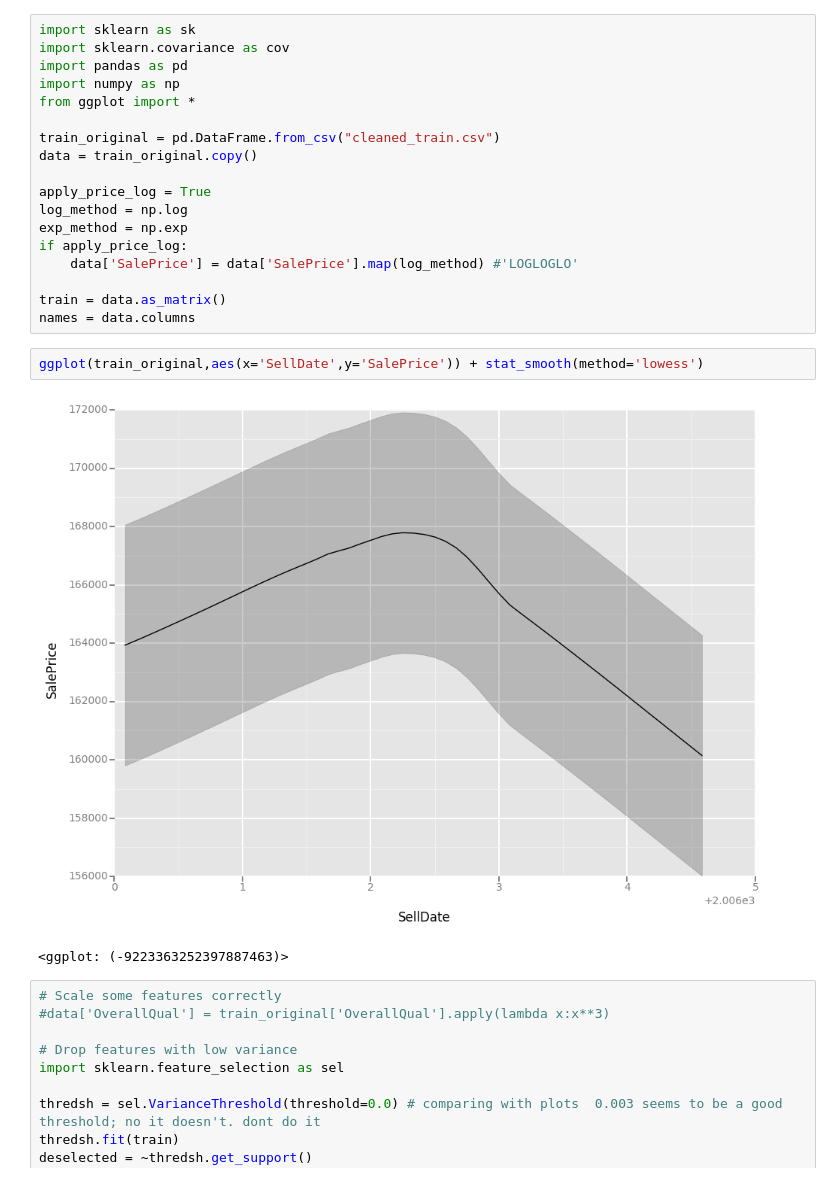
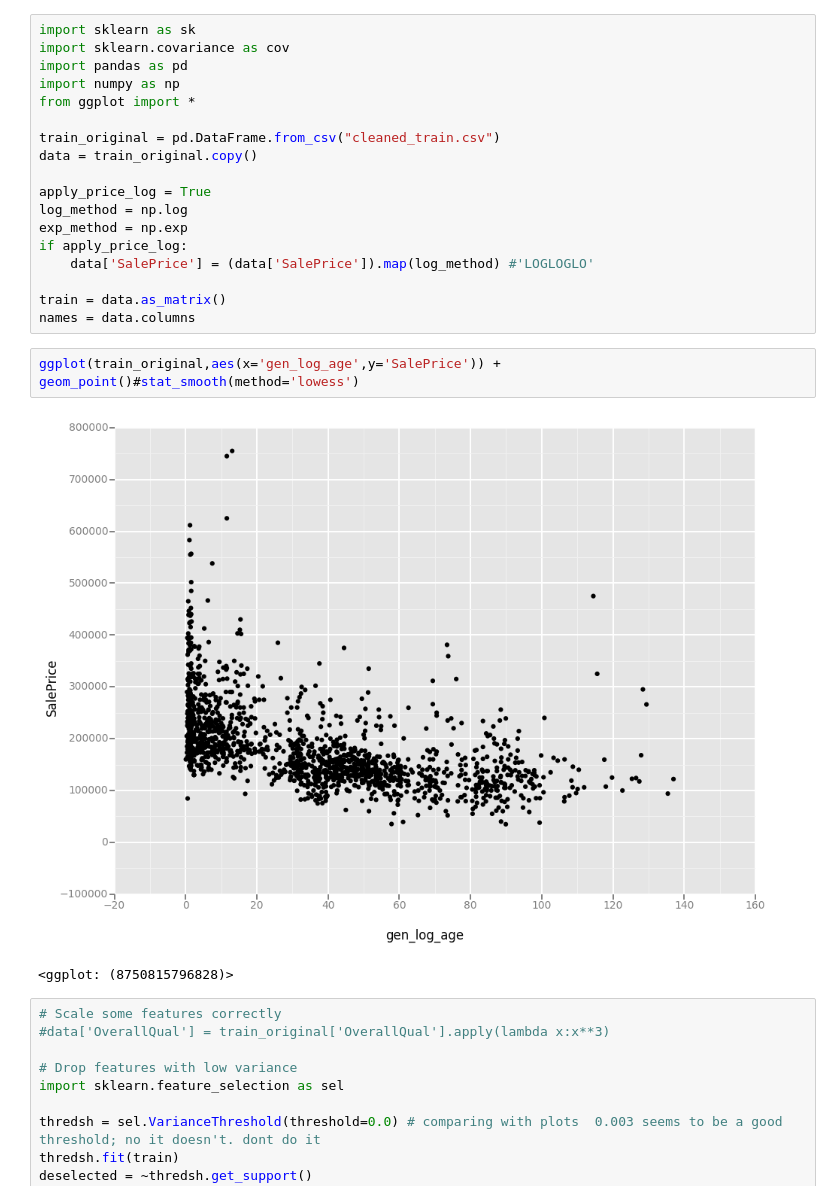
Before and after one commit to DimensionalScoop/SMD, a Jupyter notebook: Max/Blatt8/Model.ipynb, the cells around one changed output. Saved outputs shown, nothing was run; the diff lists cells and outputs as text.

```diff
--- a/Max/Blatt8/Model.ipynb
+++ b/Max/Blatt8/Model.ipynb
@@ -12,15 +12,15 @@ apply_price_log = True
 log_method = np.log
 exp_method = np.exp
 if apply_price_log:
-    data['SalePrice'] = data['SalePrice'].map(log_method) #'LOGLOGLO'
+    data['SalePrice'] = (data['SalePrice']).map(log_method) #'LOGLOGLO'
 
 train = data.as_matrix()
 names = data.columns
 # %%
-ggplot(train_original,aes(x='SellDate',y='SalePrice')) + stat_smooth(method='lowess')
+ggplot(train_original,aes(x='gen_log_age',y='SalePrice')) + geom_point()#stat_smooth(method='lowess')
 # %% [output]
-[figure, old version]
+[figure, new version]
-<ggplot: (-9223363252397887463)>
+<ggplot: (8750815796828)>
 # %%
 # Scale some features correctly
 #data['OverallQual'] = train_original['OverallQual'].apply(lambda x:x**3)
```
Also changed, not shown: parts of 5 cells of this notebook, 6 other files.
